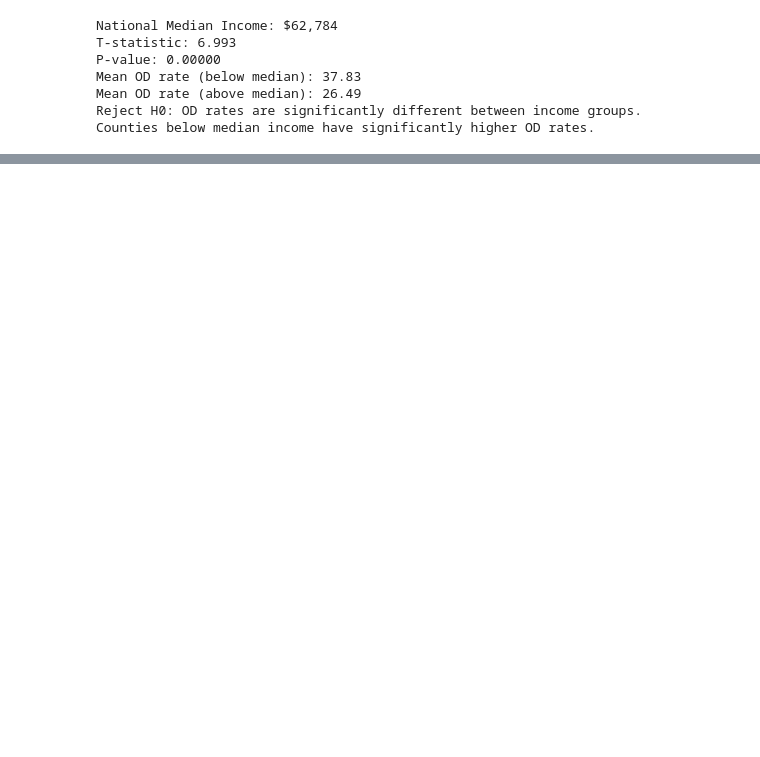
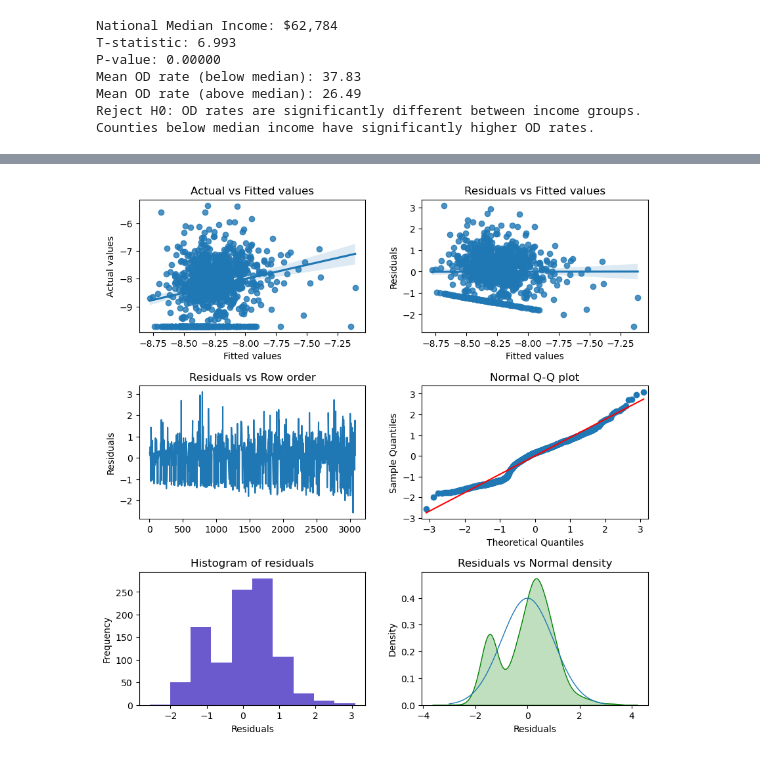
Before and after one commit to rsm-amarkova/Opioid_SAMSHA, a Jupyter notebook: project_analysis.ipynb, the cells around one changed output, grey strips where cells are left out. Drawn from its saved outputs; the diff is of its cells as text; code cells hidden in the pictures; blank space fills up the shorter version.

```diff
--- a/project_analysis.ipynb
+++ b/project_analysis.ipynb
@@ -197,0 +217,4 @@ opioid_dispensing_rate_2023   1.031  0.030
+# %%
+reg.plot('dashboard')
+# %% [output]
+[figure, added]
```
Also changed, not shown: parts of 12 cells of this notebook.
